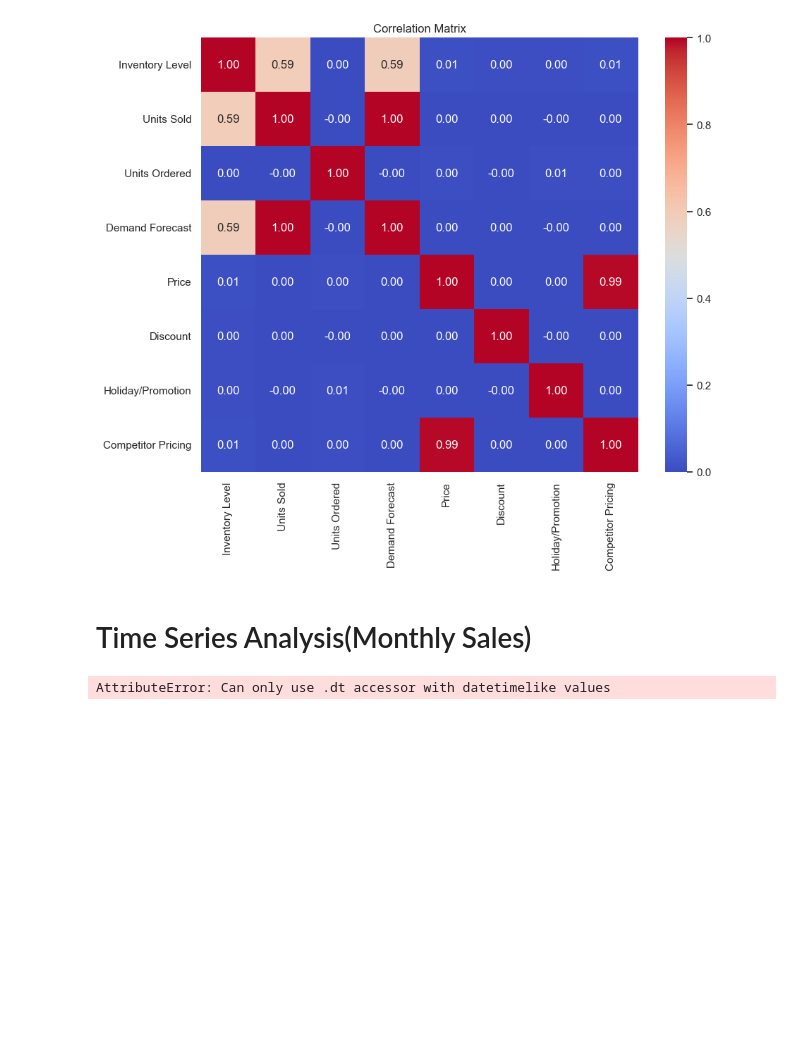
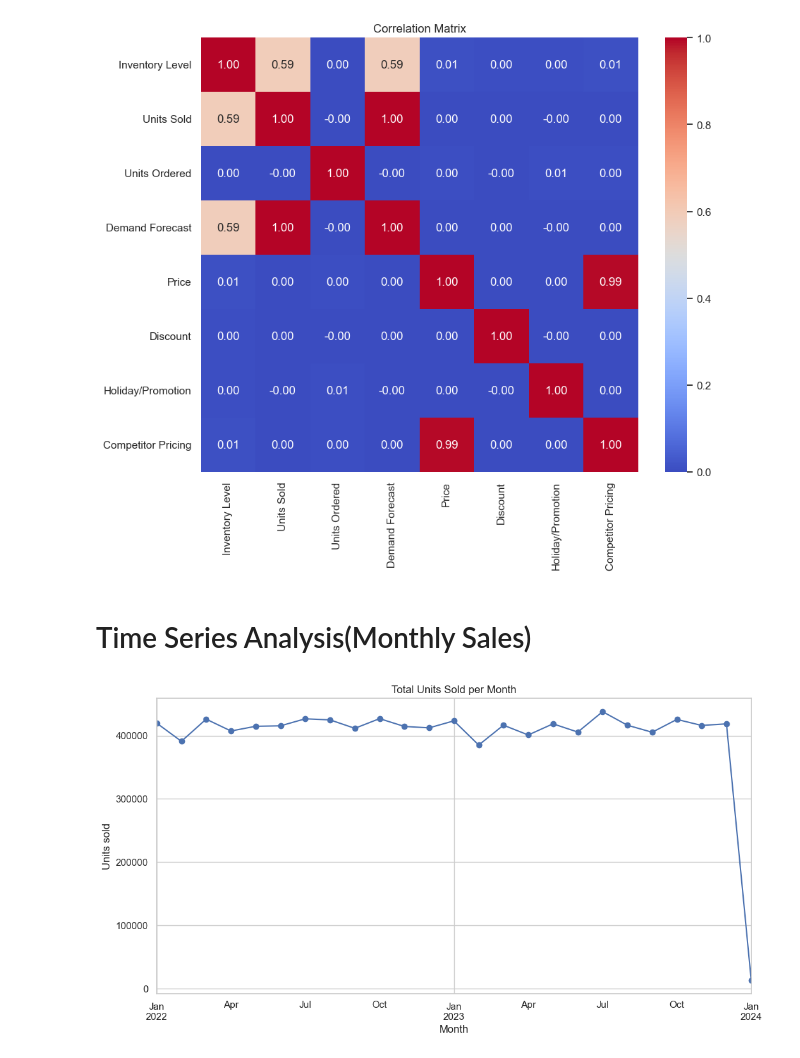
Before and after one commit to Pradeepprajapat7/infosys, a Jupyter notebook: EDA.ipynb, the cells around one changed output. Saved outputs shown, nothing was run; the diff lists cells and outputs as text; code cells hidden in the pictures; blank space fills up the shorter version.

```diff
--- a/EDA.ipynb
+++ b/EDA.ipynb
@@ -54,7 +54,7 @@ Number of duplicate rows :0
 # %% [markdown]
 # Data Prepricessing
 # %%
-df['Data'] = pd.to_datetime(df['Date'])
+df['Date'] = pd.to_datetime(df['Date'])
 
 
 #check the date range
@@ -123,14 +123,14 @@ plt.show()
 # %%
 df['Month'] = df['Date'].dt.to_period('M')
 
 monthly_sales = df.groupby('Month')['Units Sold'].sum()
 
 plt.figure(figsize=(12,6))
-monthly_sales.plot(marker='o',linestyle='_')
+monthly_sales.plot(marker='o',linestyle='-')
 plt.title('Total Units Sold per Month')
 plt.xlabel('Month')
 plt.ylabel('Units sold')
 plt.grid(True)
 plt.show()
 # %% [output]
-AttributeError: Can only use .dt accessor with datetimelike values
+[figure, added]
```
Also changed, not shown: parts of 1 cell of this notebook, 2 other files.
